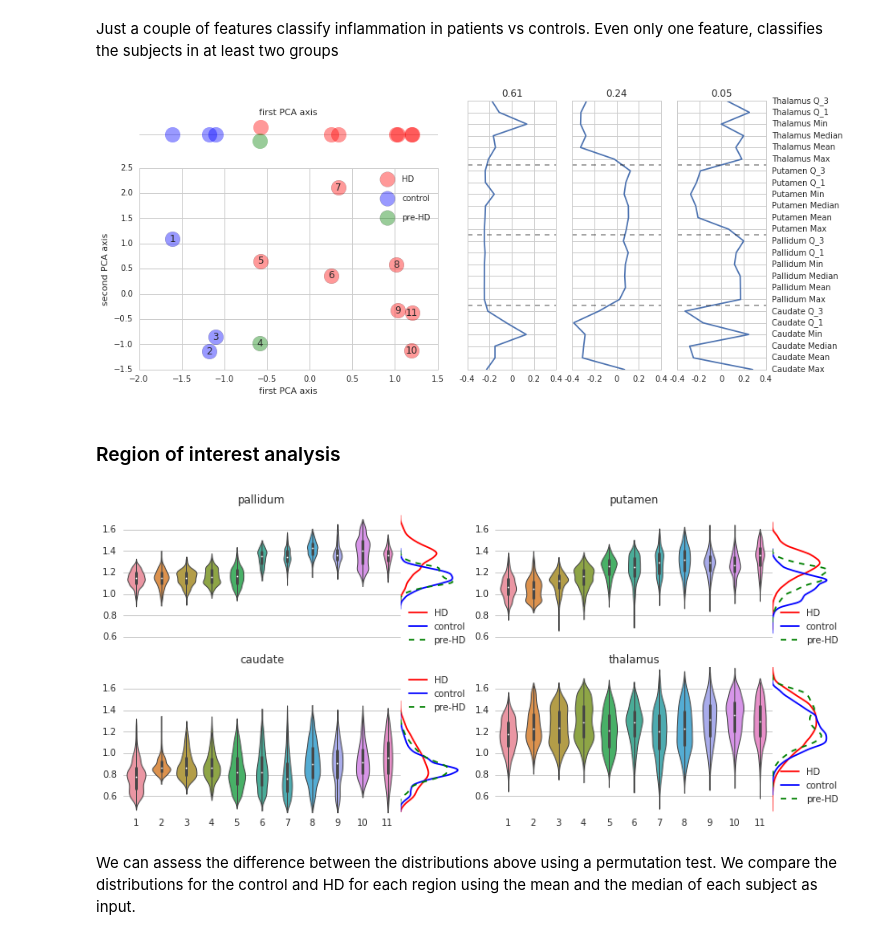
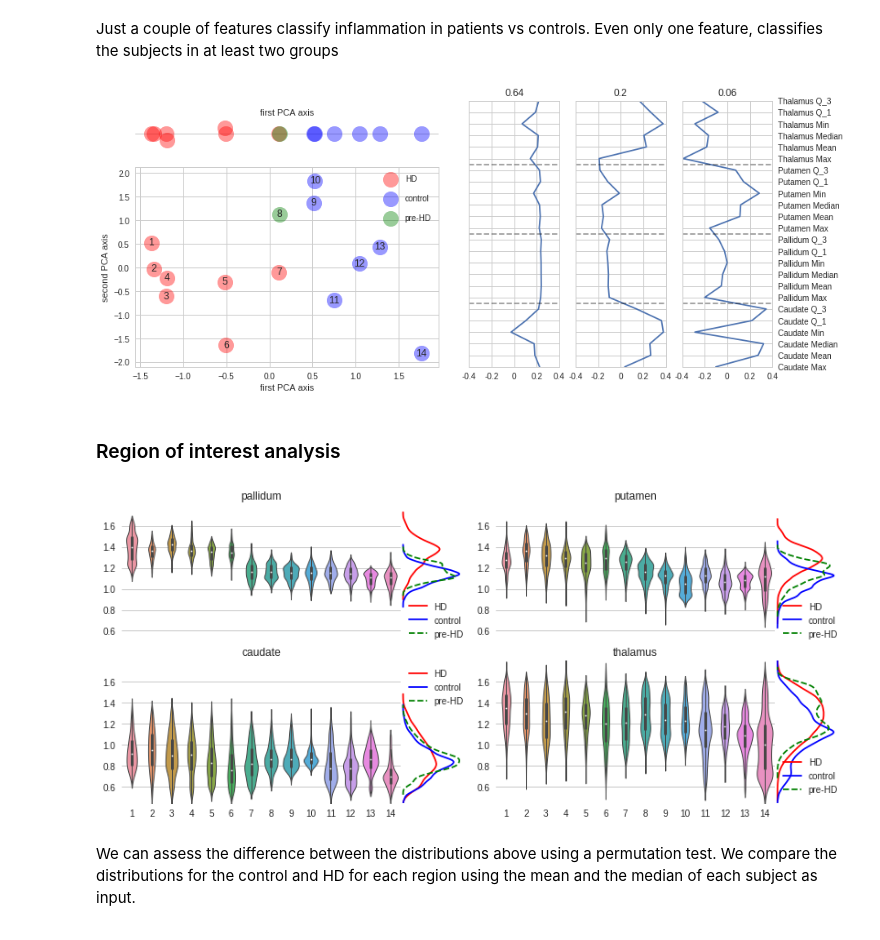
Before and after one commit to hookerlab/huntington-with-pbr28, a Jupyter notebook: index.ipynb, the cells around one changed output. Drawn from its saved outputs; the diff is of its cells as text; code cells hidden in the pictures.

Commit message:
Add new figures with 14 subjects
Small modifications in the code to use 14 subjects instead of 11.

```diff
--- a/index.ipynb
+++ b/index.ipynb
@@ -129,7 +138,7 @@ masked_region_df_pbr['subject_id'] = pd.Categorical(masked_region_df_pbr['subjec
 Just a couple of features classify inflammation in patients vs controls. Even only one feature, classifies the subjects in at least two groups
 # %%
 # Some values overlap in the final plot, so we add some ad-hoc jittering
-jitters = np.zeros(11)
+jitters = np.zeros(14)
 jitters[3] = -.03
 jitters[4] = .03
 
@@ -172,34 +181,34 @@ ax_top.xaxis.set_label_coords(0.5, 0.88)
 ax_top.set_xlabel('first PCA axis')
 ax_top.set(xlim=ax.get_xlim())
 for sp in ax_top.spines.values(): sp.set_visible(False)
 fig.add_subplot(ax_top)
 
 # plot the eigenvectors in the original feature space
 number_of_components = 3
 number_of_features = len(transformed_features)
 
 left_plot = gridspec.GridSpecFromSubplotSpec(1, number_of_components,
             subplot_spec=outer_grid[1], wspace=0.18)
 
 for i in range(number_of_components):
     ax = plt.Subplot(fig, left_plot[i])
     ax.plot([item[i+1] if i != 0 else -item[i+1] for item in transformed_features], list(range(number_of_features)))
     ax.set_title(round(pca.explained_variance_ratio_[i],2))
     ax.set(xlim=(-.4, .4))
     ax.set(ylim=(0, number_of_features-1))
     ax.set_yticks(list(range(number_of_features)))
     ax.set_yticklabels([item[0] for item in transformed_features] if i==2 else [])
     ax.yaxis.tick_right()
     ax.set_xticks([-0.4, -.2, 0, .2, 0.4])
     ax.set_xticklabels([-0.4, -0.2, 0, 0.2, 0.4])
     for i in range(0,4):
         ax.axhline(y=5.5+6*i, ls='dashed', c='black', alpha=0.4)
 
     fig.add_subplot(ax)
 
 fig.savefig('results/figs/pca_analysis.pdf', format='pdf')
 # %% [output]
-[figure, old version]
+[figure, new version]
 # %% [markdown]
 ### Region of interest analysis
 # %%
@@ -257,7 +266,7 @@ for ax in all_axes:
 
 plt.savefig('results/figs/regions_of_interest_pbr.pdf', format='pdf')
 # %% [output]
-[figure, old version]
+[figure, new version]
 # %% [markdown]
 We can assess the difference between the distributions above using a permutation test. We compare the distributions for the control and HD for each region using the mean and the median of each subject as input.
 # %%
```
Also changed, not shown: parts of 6 cells of this notebook, 3 other files.
